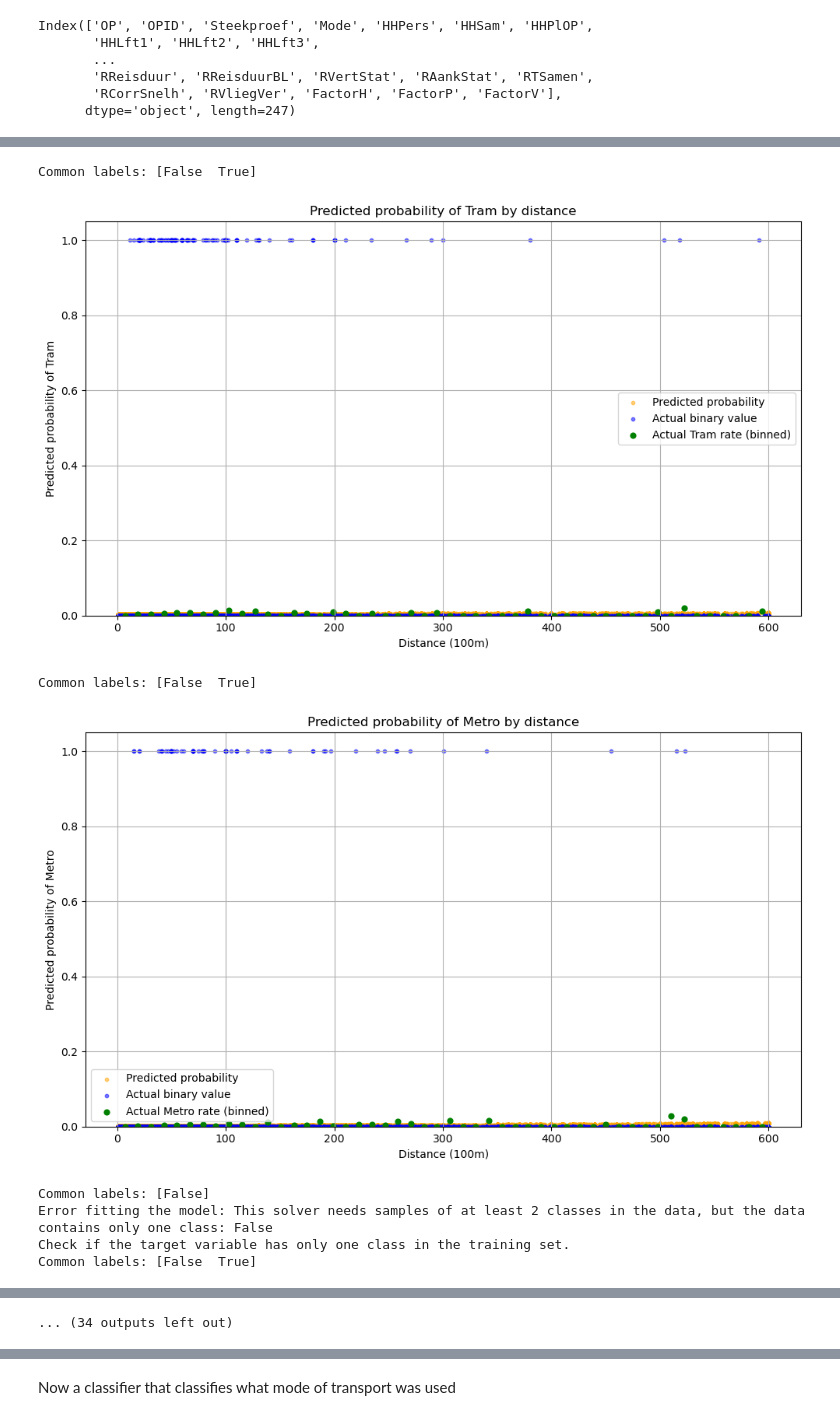
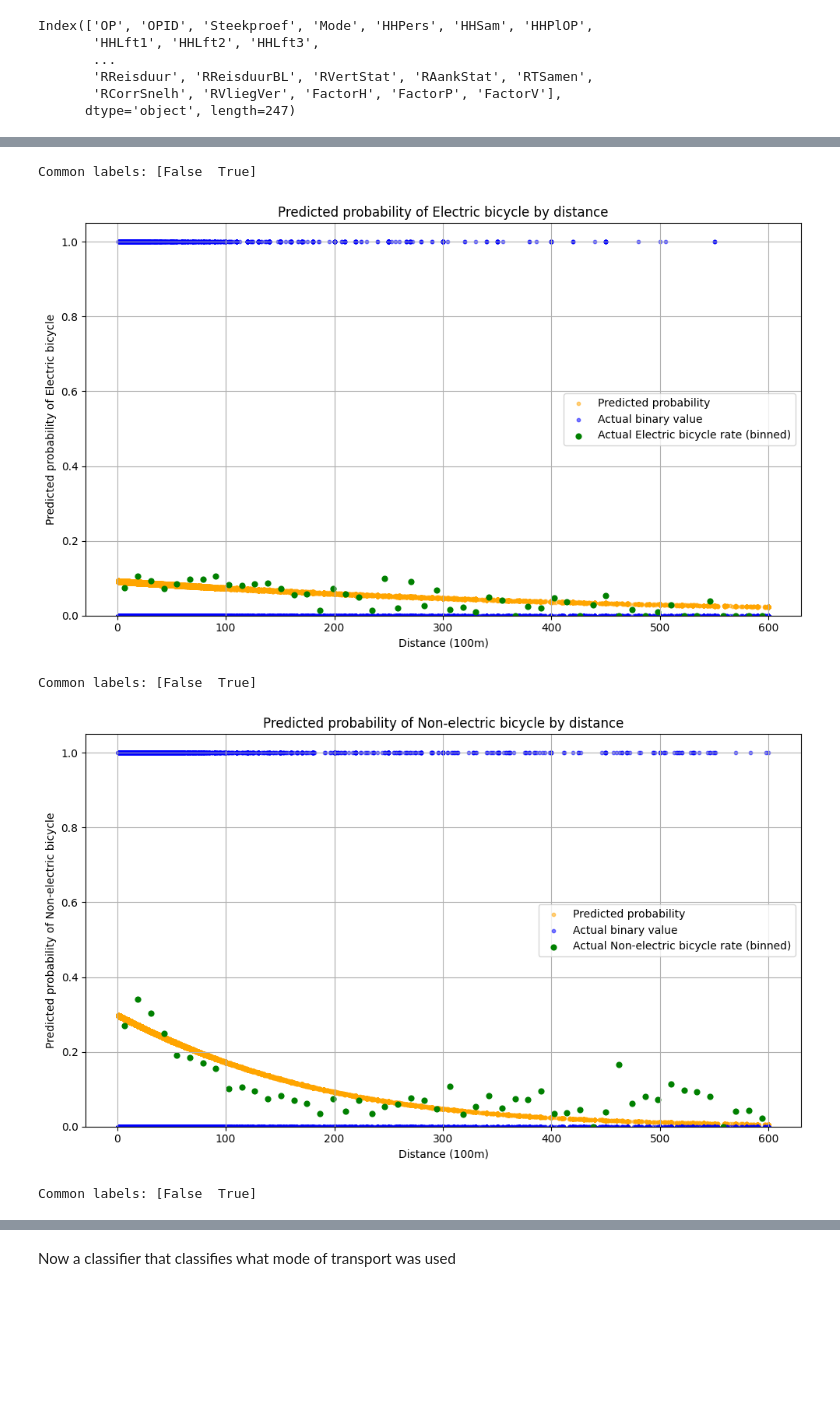
Before and after one commit to FabianScott/Design-of-AI-driven-business-operation, a Jupyter notebook: Topic2/exploration.ipynb, the cells around one changed output, grey strips where cells are left out. Saved outputs shown, nothing was run; the diff lists cells and outputs as text; code cells hidden in the pictures; blank space fills up the shorter version.

```diff
--- a/Topic2/exploration.ipynb
+++ b/Topic2/exploration.ipynb
@@ -60,29 +60,26 @@ Index(['OP', 'OPID', 'Steekproef', 'Mode', 'HHPers', 'HHSam', 'HHPlOP',
       dtype='object', length=247)
 # %%
 max_dist=600 # max distance in 100s of meters
-motives=[1, 2]
-
-for transport_mode in transport_modes.keys():
+motives=None
+vehicles_to_include = [1, 2, 3, 7, 8, 9, ]
+for transport_mode in vehicles_to_include:
     run_binary_regression(
         df,
         test_size=0.2,
         transport_modes_predict=[transport_mode, ],
-        motives=None,#motives,
+        motives=motives,
         max_dist=max_dist,
         savename=f"graphics/classification_results/binary_regression/{motives}/{transport_modes[transport_mode].replace(r'/', ' or ')}_{max_dist}",
     )
 # %% [output]
 Common labels: [False  True]
 [figure]
 Common labels: [False  True]
 [figure]
 Common labels: [False  True]
 [figure]
 Common labels: [False  True]
-[figure, old version]
+[figure, new version]
 Common labels: [False  True]
-[figure, old version]
+[figure, new version]
-Common labels: [False]
-Error fitting the model: This solver needs samples of at least 2 classes in the data, but the data contains only one class: False
-Check if the target variable has only one class in the training set.
 Common labels: [False  True]
@@ -90,2 +87 @@ Common labels: [False  True]
-... (34 outputs left out)
 # %%
```
Also changed, not shown: parts of 7 cells of this notebook, 29 other files.
